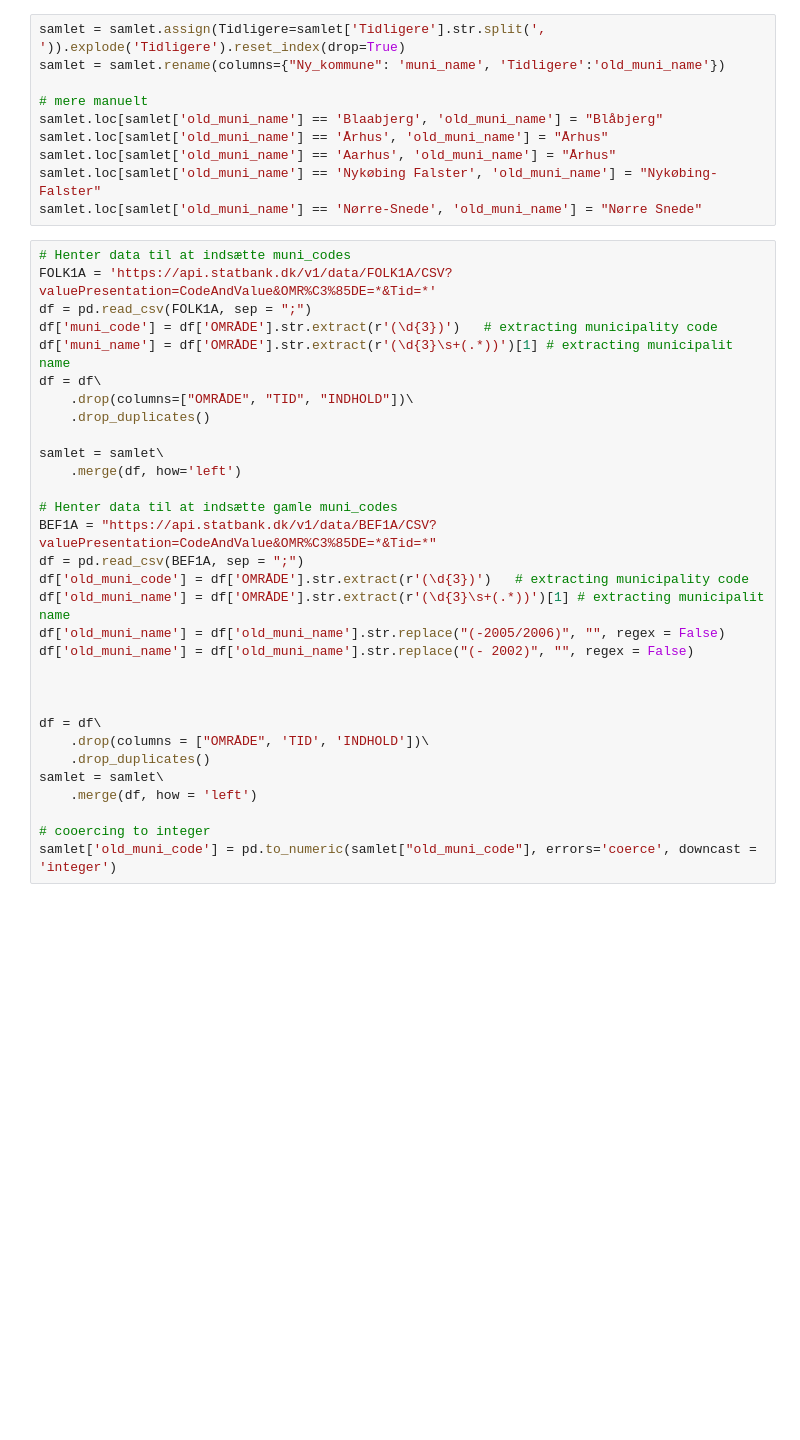
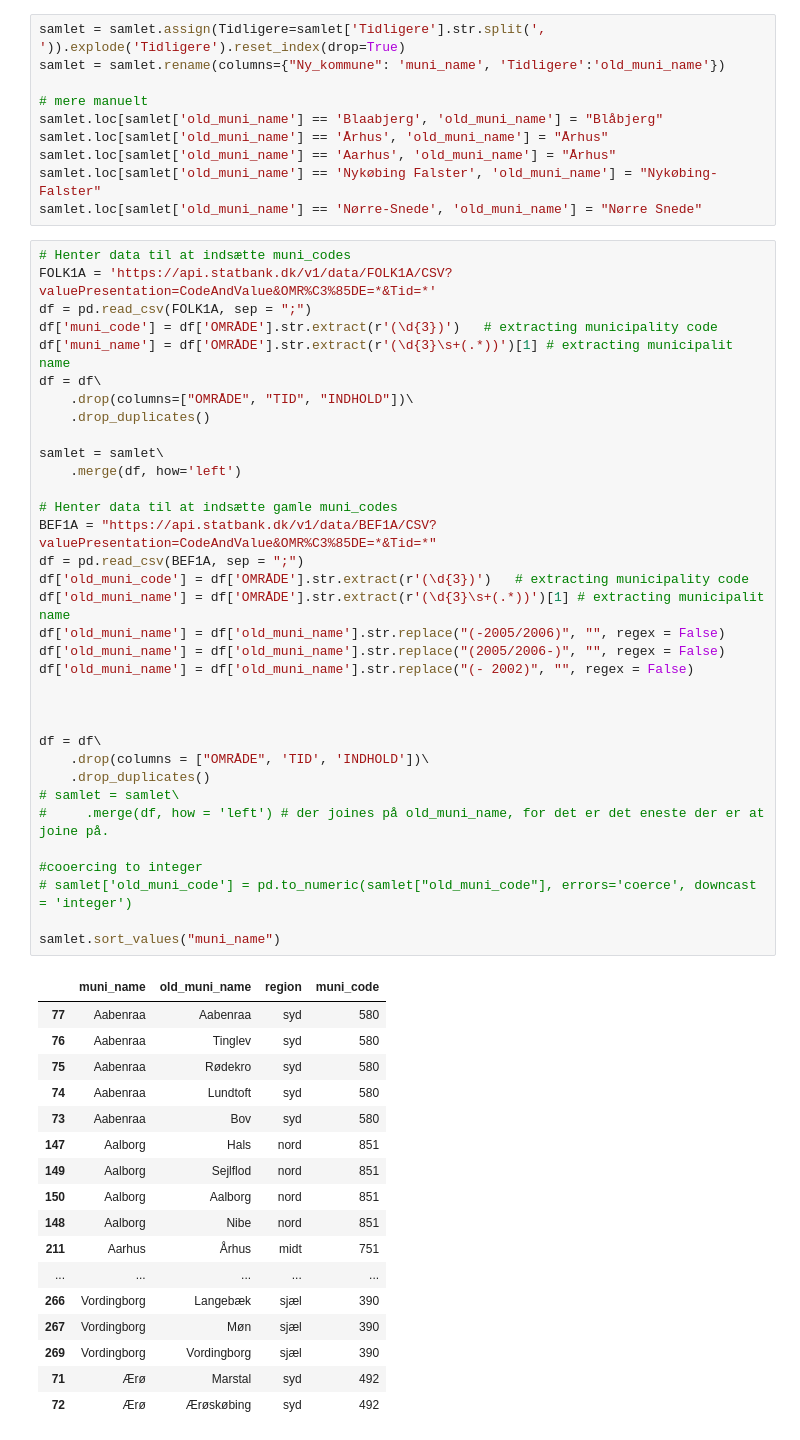
Before and after one commit to pryn-kb/isds2023, a Jupyter notebook: cbk/munic_merge_data_get.ipynb, the cells around one changed output. Drawn from its saved outputs; the diff is of its cells as text; blank space fills up the shorter version.

```diff
--- a/cbk/munic_merge_data_get.ipynb
+++ b/cbk/munic_merge_data_get.ipynb
@@ -61,32 +61,53 @@ samlet.loc[samlet['old_muni_name'] == 'Nørre-Snede', 'old_muni_name'] = "Nørre
 # %%
 # Henter data til at indsætte muni_codes
 FOLK1A = 'https://api.statbank.dk/v1/data/FOLK1A/CSV?valuePresentation=CodeAndValue&OMR%C3%85DE=*&Tid=*'
 df = pd.read_csv(FOLK1A, sep = ";")
 df['muni_code'] = df['OMRÅDE'].str.extract(r'(\d{3})')   # extracting municipality code
 df['muni_name'] = df['OMRÅDE'].str.extract(r'(\d{3}\s+(.*))')[1] # extracting municipalit name
 df = df\
     .drop(columns=["OMRÅDE", "TID", "INDHOLD"])\
     .drop_duplicates()
 
 samlet = samlet\
     .merge(df, how='left')
 
 # Henter data til at indsætte gamle muni_codes
 BEF1A = "https://api.statbank.dk/v1/data/BEF1A/CSV?valuePresentation=CodeAndValue&OMR%C3%85DE=*&Tid=*"
 df = pd.read_csv(BEF1A, sep = ";")
 df['old_muni_code'] = df['OMRÅDE'].str.extract(r'(\d{3})')   # extracting municipality code
 df['old_muni_name'] = df['OMRÅDE'].str.extract(r'(\d{3}\s+(.*))')[1] # extracting municipalit name
 df['old_muni_name'] = df['old_muni_name'].str.replace("(-2005/2006)", "", regex = False)
+df['old_muni_name'] = df['old_muni_name'].str.replace("(2005/2006-)", "", regex = False)
 df['old_muni_name'] = df['old_muni_name'].str.replace("(- 2002)", "", regex = False)
 
 
 
 df = df\
     .drop(columns = ["OMRÅDE", 'TID', 'INDHOLD'])\
     .drop_duplicates()
-samlet = samlet\
-    .merge(df, how = 'left')
+# samlet = samlet\
+#     .merge(df, how = 'left') # der joines på old_muni_name, for det er det eneste der er at joine på.
 
-# cooercing to integer
-samlet['old_muni_code'] = pd.to_numeric(samlet["old_muni_code"], errors='coerce', downcast = 'integer')
+#cooercing to integer
+# samlet['old_muni_code'] = pd.to_numeric(samlet["old_muni_code"], errors='coerce', downcast = 'integer')
+
+samlet.sort_values("muni_name")
+# %% [output]
+|  | muni_name | old_muni_name | region | muni_code |
+| 77 | Aabenraa | Aabenraa | syd | 580 |
+| 76 | Aabenraa | Tinglev | syd | 580 |
+| 75 | Aabenraa | Rødekro | syd | 580 |
+| 74 | Aabenraa | Lundtoft | syd | 580 |
+| 73 | Aabenraa | Bov | syd | 580 |
+| 147 | Aalborg | Hals | nord | 851 |
+| 149 | Aalborg | Sejlflod | nord | 851 |
+| 150 | Aalborg | Aalborg | nord | 851 |
+| 148 | Aalborg | Nibe | nord | 851 |
+| 211 | Aarhus | Århus | midt | 751 |
+| ... | ... | ... | ... | ... |
+| 266 | Vordingborg | Langebæk | sjæl | 390 |
+| 267 | Vordingborg | Møn | sjæl | 390 |
+| 269 | Vordingborg | Vordingborg | sjæl | 390 |
+| 71 | Ærø | Marstal | syd | 492 |
+| 72 | Ærø | Ærøskøbing | syd | 492 |
 # %%
```
Also changed, not shown: parts of 3 cells of this notebook, 4 other files.
